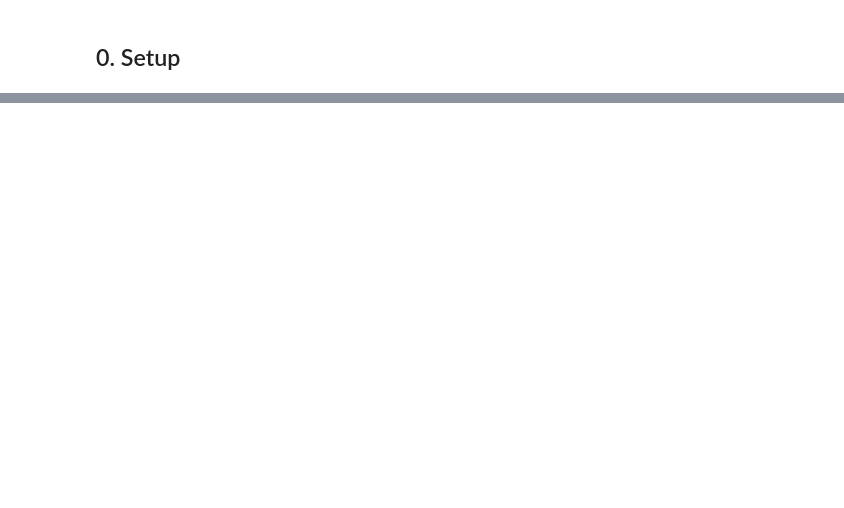
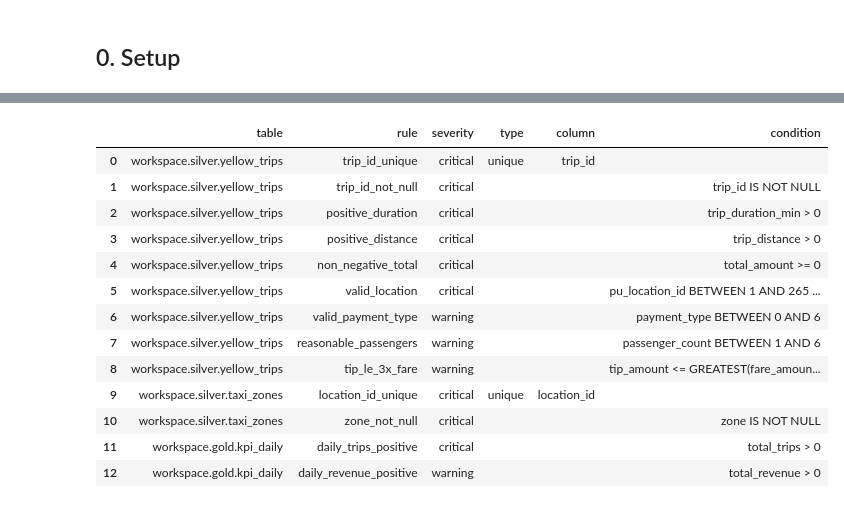
Before and after one commit to marouanemrf/Lakehouse-Databricks, a Jupyter notebook: Phase 06 — Data Quality.ipynb, the cells around one changed output, grey strips where cells are left out. Saved outputs shown, nothing was run; the diff lists cells and outputs as text; code cells hidden in the pictures; blank space fills up the shorter version.

```diff
--- a/Phase 06 — Data Quality.ipynb
+++ b/Phase 06 — Data Quality.ipynb
@@ -23,0 +35,18 @@ from pyspark.sql.types import *
+# %%
+rules = build_dq_rules(T_SILVER_TRIPS, T_SILVER_ZONES, T_GOLD_DAILY_KPIS)
+pd.DataFrame(rules)[["table", "rule", "severity", "type", "column", "condition"]].fillna("")
+# %% [output]
+|  | table | rule | severity | type | column | condition |
+| 0 | workspace.silver.yellow_trips | trip_id_unique | critical | unique | trip_id |  |
+| 1 | workspace.silver.yellow_trips | trip_id_not_null | critical |  |  | trip_id IS NOT NULL |
+| 2 | workspace.silver.yellow_trips | positive_duration | critical |  |  | trip_duration_min > 0 |
+| 3 | workspace.silver.yellow_trips | positive_distance | critical |  |  | trip_distance > 0 |
+| 4 | workspace.silver.yellow_trips | non_negative_total | critical |  |  | total_amount >= 0 |
+| 5 | workspace.silver.yellow_trips | valid_location | critical |  |  | pu_location_id BETWEEN 1 AND 265 ... |
+| 6 | workspace.silver.yellow_trips | valid_payment_type | warning |  |  | payment_type BETWEEN 0 AND 6 |
+| 7 | workspace.silver.yellow_trips | reasonable_passengers | warning |  |  | passenger_count BETWEEN 1 AND 6 |
+| 8 | workspace.silver.yellow_trips | tip_le_3x_fare | warning |  |  | tip_amount <= GREATEST(fare_amoun... |
+| 9 | workspace.silver.taxi_zones | location_id_unique | critical | unique | location_id |  |
+| 10 | workspace.silver.taxi_zones | zone_not_null | critical |  |  | zone IS NOT NULL |
+| 11 | workspace.gold.kpi_daily | daily_trips_positive | critical |  |  | total_trips > 0 |
+| 12 | workspace.gold.kpi_daily | daily_revenue_positive | warning |  |  | total_revenue > 0 |
```
Also changed, not shown: parts of 21 cells of this notebook, 25 other files.
